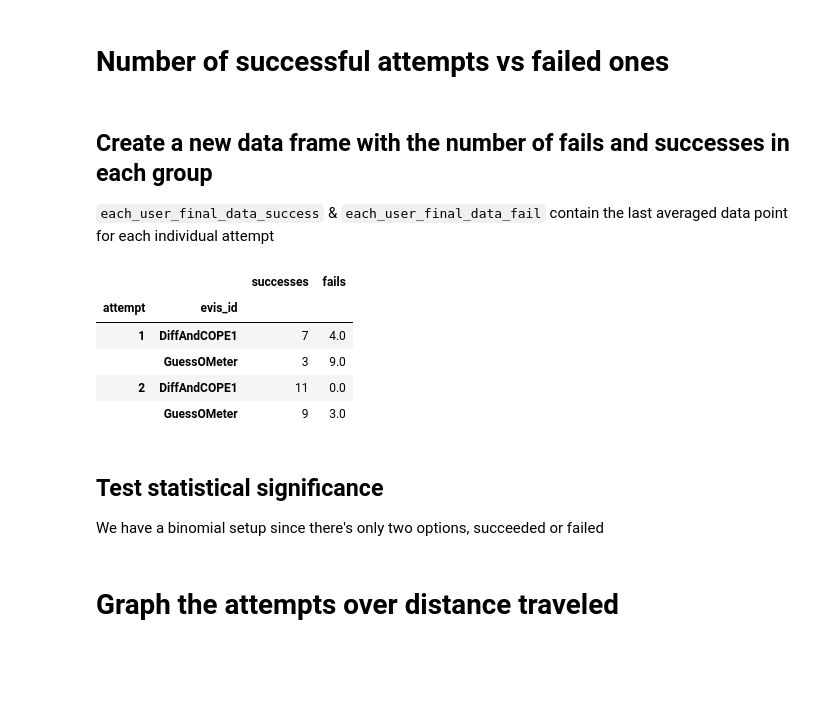
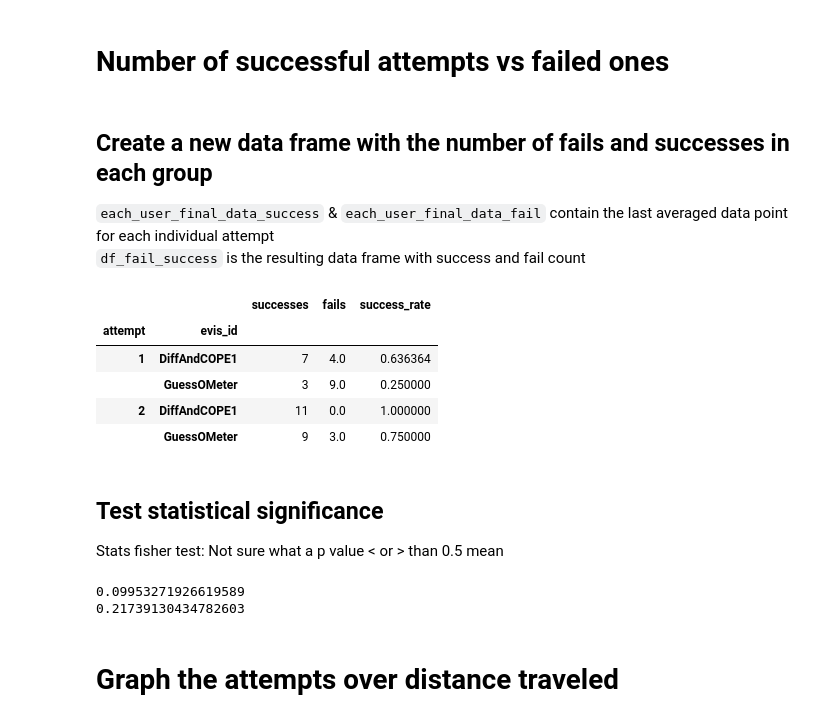
Before and after one commit to Sandsten/bev-vr-energy-management, a Jupyter notebook: data-analysis/python-plots/Speed over distance.ipynb, the cells around one changed output. Cells and saved outputs as stored; diff of their text form; code cells hidden in the pictures; blank space fills up the shorter version.

Commit message:
Trying to test completion rate significance

```diff
--- a/data-analysis/python-plots/Speed over distance.ipynb
+++ b/data-analysis/python-plots/Speed over distance.ipynb
@@ -114,34 +114,54 @@ average_road_height = average_group_based[["distance_window","road_height"]].gro
 # %% [markdown]
 ## Create a new data frame with the number of fails and successes in each group
 `each_user_final_data_success` & `each_user_final_data_fail` contain the last averaged data point for each individual attempt
+`df_fail_success` is the resulting data frame with success and fail count
 # %%
 # Group based on attempt, evis and user id.
 each_user = average_individual.groupby(["attempt", "evis_id","user_id"])
 
 # Create a new df with the last datapoint for each attempt
 each_user_final_data = pd.concat([each_user.tail(1)])
 
 each_user_final_data_success = each_user_final_data[each_user_final_data["distance_window"] == 8000]
 each_user_final_data_fail = each_user_final_data[each_user_final_data["distance_window"] != 8000]
 
 df_fail_success = each_user_final_data_success.groupby(["attempt", "evis_id"])[["user_id"]].count().rename(columns={"user_id":"successes"})
 fails = each_user_final_data_fail.groupby(["attempt", "evis_id"])[["user_id"]].count()
 
 # Add column with fails onto our successes df
 df_fail_success["fails"] = fails["user_id"]
 df_fail_success = df_fail_success.fillna(0)
 
+df_fail_success["success_rate"] = df_fail_success["successes"] / (df_fail_success["successes"] + df_fail_success["fails"])
+
 df_fail_success
 # %% [output]
-|  |  | successes | fails |
-| attempt | evis_id |  |  |
-| 1 | DiffAndCOPE1 | 7 | 4.0 |
-|  | GuessOMeter | 3 | 9.0 |
-| 2 | DiffAndCOPE1 | 11 | 0.0 |
-|  | GuessOMeter | 9 | 3.0 |
+|  |  | successes | fails | success_rate |
+| attempt | evis_id |  |  |  |
+| 1 | DiffAndCOPE1 | 7 | 4.0 | 0.636364 |
+|  | GuessOMeter | 3 | 9.0 | 0.250000 |
+| 2 | DiffAndCOPE1 | 11 | 0.0 | 1.000000 |
+|  | GuessOMeter | 9 | 3.0 | 0.750000 |
-# %% [markdown]
-## Test statistical significance
-We have a binomial setup since there's only two options, succeeded or failed
+# %% [markdown]
+## Test statistical significance
+Stats fisher test: Not sure what a p value < or > than 0.5 mean
+# %%
+# Stats fisher test
+
+a1 = df_fail_success.loc[1].T
+a1.loc["successes"].values
+
+oddsratio, pvalue = stats.fisher_exact([a1.loc["successes"].values, a1.loc["fails"].values])
+print(pvalue)
+
+a1 = df_fail_success.loc[2].T
+a1.loc["successes"].values
+
+oddsratio, pvalue = stats.fisher_exact([a1.loc["successes"].values, a1.loc["fails"].values])
+print(pvalue)
+# %% [output]
+0.09953271926619589
+0.21739130434782603
 # %% [markdown]
 # Graph the attempts over distance traveled
 # %% [markdown]
```
